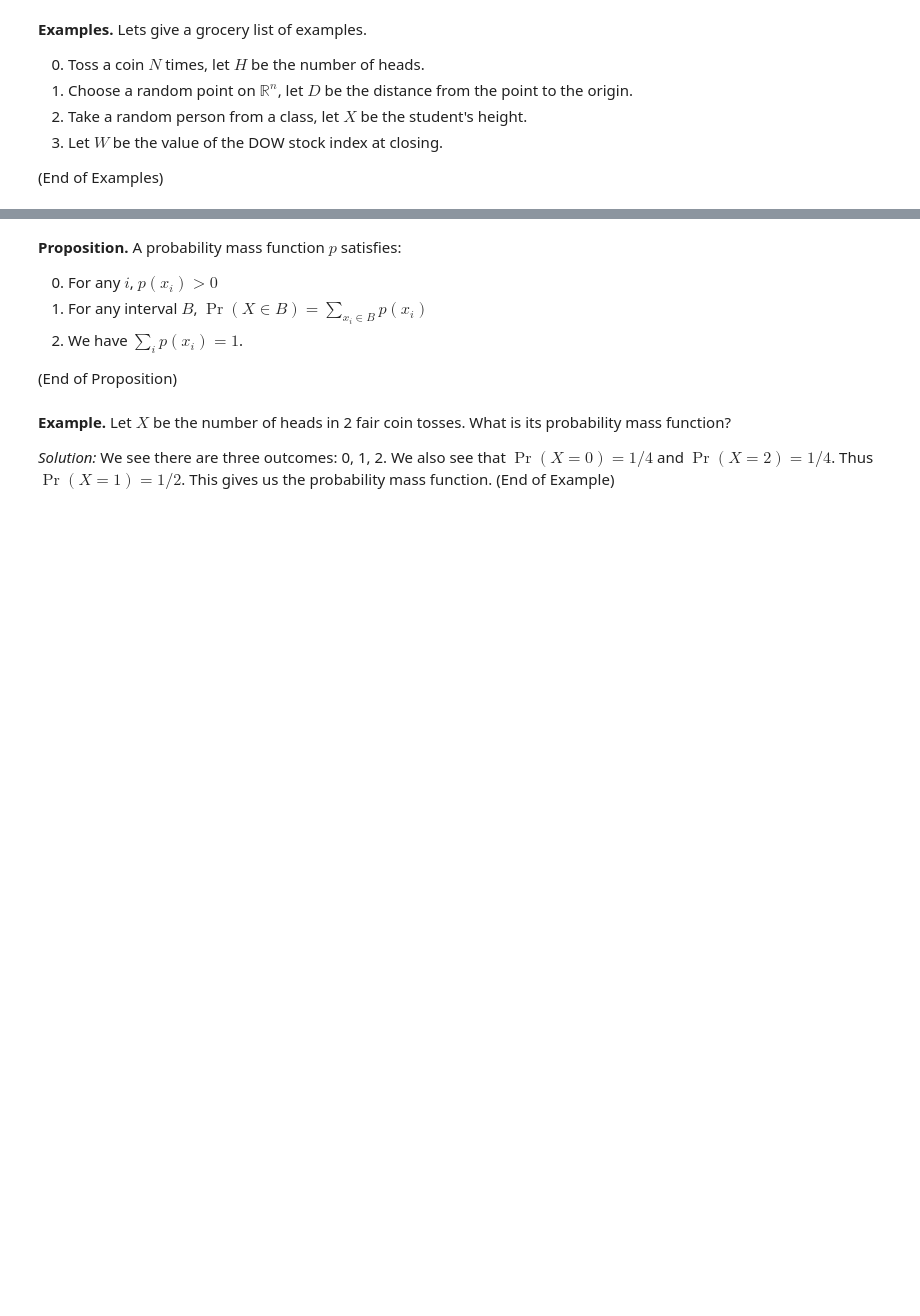
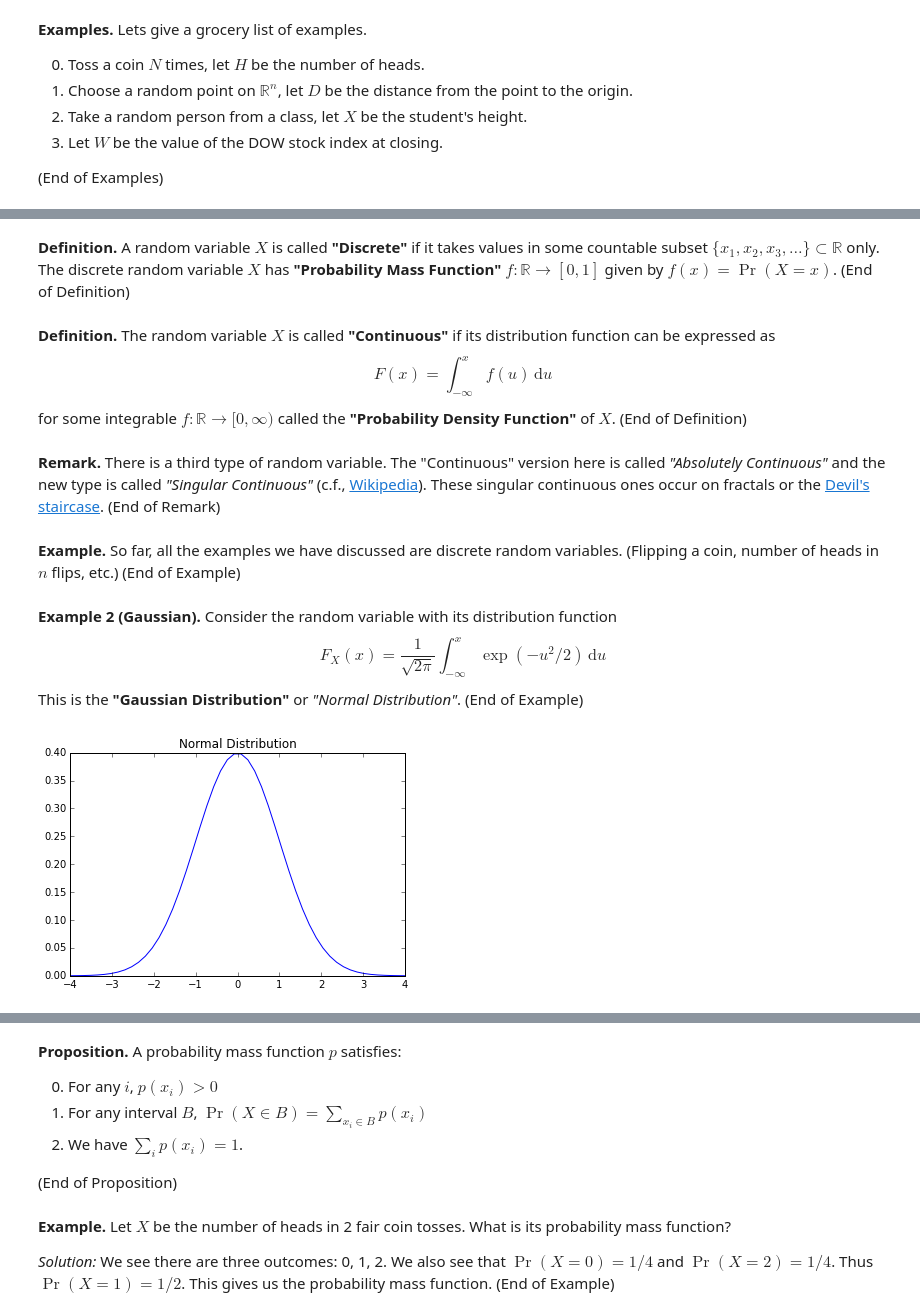
Before and after one commit to pqnelson/Statistics-for-Mathematicians, a Jupyter notebook: probability/4-random-variables.ipynb, the cells around one changed output, grey strips where cells are left out. Saved outputs shown, nothing was run; the diff lists cells and outputs as text; code cells hidden in the pictures; blank space fills up the shorter version.

Commit message:
Revised notes on random variables

```diff
--- a/probability/4-random-variables.ipynb
+++ b/probability/4-random-variables.ipynb
@@ -58,0 +319,36 @@ $p(x_{i}):=\Pr(X=x_{i})$.
+# %% [markdown]
+**Definition.**
+A random variable $X$ is called **"Discrete"** if it takes values in some countable subset $\{x_{1}, x_{2}, x_{3}, \dots\}\subset\mathbb{R}$ only. The discrete random variable $X$ has **"Probability Mass Function"** $f\colon\mathbb{R}\to[0,1]$ given by $f(x) = \Pr(X=x)$.
+(End of Definition)
+# %% [markdown]
+**Definition.**
+The random variable $X$ is called **"Continuous"** if its distribution function can be expressed as
+$$
+F(x) = \int^{x}_{-\infty}f(u)\,\mathrm{d}u
+$$
+for some integrable $f\colon\mathbb{R}\to[0,\infty)$ called the **"Probability Density Function"** of $X$.
+(End of Definition)
+# %% [markdown]
+**Remark.**
+There is a third type of random variable. The "Continuous" version here is called *"Absolutely Continuous"* and the new type is called *"Singular Continuous"* (c.f., [Wikipedia](https://en.wikipedia.org/wiki/Singular_distribution)).  These singular continuous ones occur on fractals or the [Devil's staircase](https://en.wikipedia.org/wiki/Singular_function).
+(End of Remark)
+# %% [markdown]
+**Example.**
+So far, all the examples we have discussed are discrete random variables. (Flipping a coin, number of heads in $n$ flips, etc.)
+(End of Example)
+# %% [markdown]
+**Example 2 (Gaussian).**
+Consider the random variable with its distribution function
+$$ F_{X}(x) = \frac{1}{\sqrt{2\pi}}\int^{x}_{-\infty}\exp(-u^{2}/2)\,\mathrm{d}u$$
+This is the **"Gaussian Distribution"** or *"Normal Distribution"*.
+(End of Example)
+# %%
+def GaussianDensity(x):
+    return np.exp(-0.5*x*x)/np.sqrt(2.0*np.pi)
+
+x = np.linspace(-4.0, 4.0, 50)
+plt.plot(x, GaussianDensity(x))
+plt.title('Normal Distribution')
+plt.show()
+# %% [output]
+[figure, added]
```
Also changed, not shown: parts of 37 cells of this notebook.
